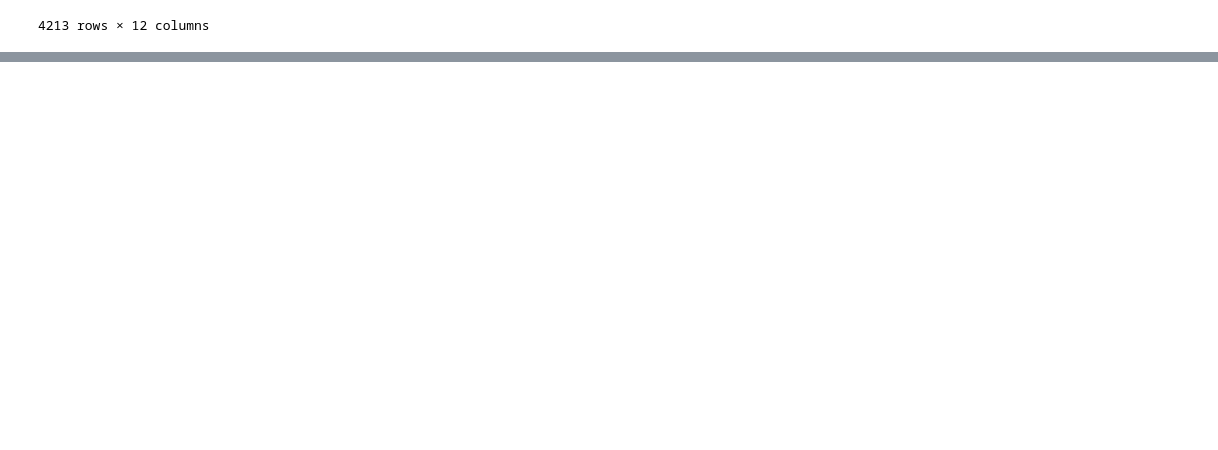
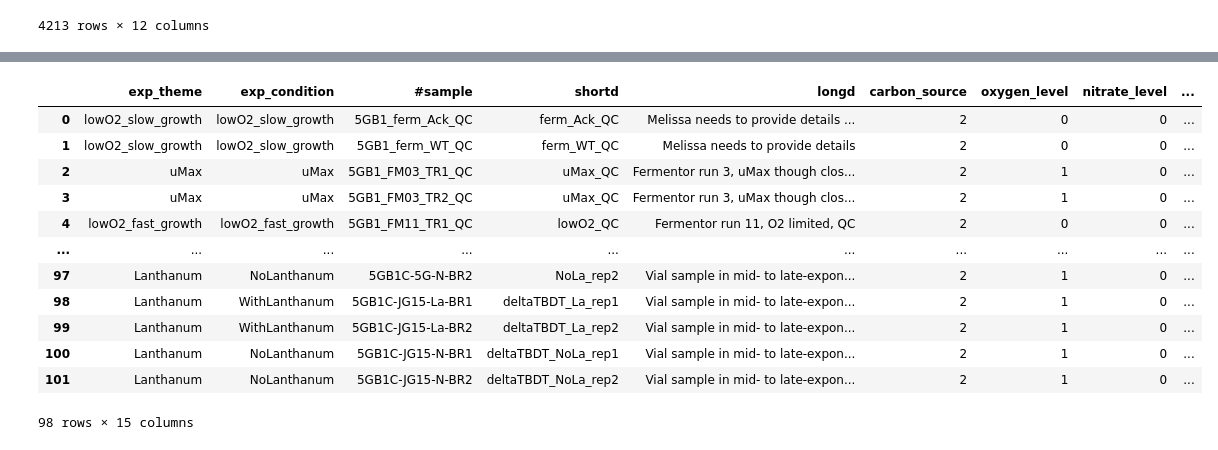
Before and after one commit to erinhwilson/deep-5g-sandbox, a Jupyter notebook: prep_5g_data_for_iMod.ipynb, the cells around one changed output, grey strips where cells are left out. Cells and saved outputs as stored; diff of their text form; code cells hidden in the pictures; blank space fills up the shorter version.

```diff
--- a/prep_5g_data_for_iMod.ipynb
+++ b/prep_5g_data_for_iMod.ipynb
@@ -596,0 +798,16 @@ meta_reload.fillna("")
+# %%
+sample_meta_df
+# %% [output]
+|  | exp_theme | exp_condition | #sample | shortd | longd | carbon_source | oxygen_level | nitrate_level | ... |
+| 0 | lowO2_slow_growth | lowO2_slow_growth | 5GB1_ferm_Ack_QC | ferm_Ack_QC | Melissa needs to provide details ... | 2 | 0 | 0 | ... |
+| 1 | lowO2_slow_growth | lowO2_slow_growth | 5GB1_ferm_WT_QC | ferm_WT_QC | Melissa needs to provide details | 2 | 0 | 0 | ... |
+| 2 | uMax | uMax | 5GB1_FM03_TR1_QC | uMax_QC | Fermentor run 3, uMax though clos... | 2 | 1 | 0 | ... |
+| 3 | uMax | uMax | 5GB1_FM03_TR2_QC | uMax_QC | Fermentor run 3, uMax though clos... | 2 | 1 | 0 | ... |
+| 4 | lowO2_fast_growth | lowO2_fast_growth | 5GB1_FM11_TR1_QC | lowO2_QC | Fermentor run 11, O2 limited, QC | 2 | 0 | 0 | ... |
+| ... | ... | ... | ... | ... | ... | ... | ... | ... | ... |
+| 97 | Lanthanum | NoLanthanum | 5GB1C-5G-N-BR2 | NoLa_rep2 | Vial sample in mid- to late-expon... | 2 | 1 | 0 | ... |
+| 98 | Lanthanum | WithLanthanum | 5GB1C-JG15-La-BR1 | deltaTBDT_La_rep1 | Vial sample in mid- to late-expon... | 2 | 1 | 0 | ... |
+| 99 | Lanthanum | WithLanthanum | 5GB1C-JG15-La-BR2 | deltaTBDT_La_rep2 | Vial sample in mid- to late-expon... | 2 | 1 | 0 | ... |
+| 100 | Lanthanum | NoLanthanum | 5GB1C-JG15-N-BR1 | deltaTBDT_NoLa_rep1 | Vial sample in mid- to late-expon... | 2 | 1 | 0 | ... |
+| 101 | Lanthanum | NoLanthanum | 5GB1C-JG15-N-BR2 | deltaTBDT_NoLa_rep2 | Vial sample in mid- to late-expon... | 2 | 1 | 0 | ... |
+98 rows × 15 columns
```
Also changed, not shown: parts of 38 cells of this notebook.
